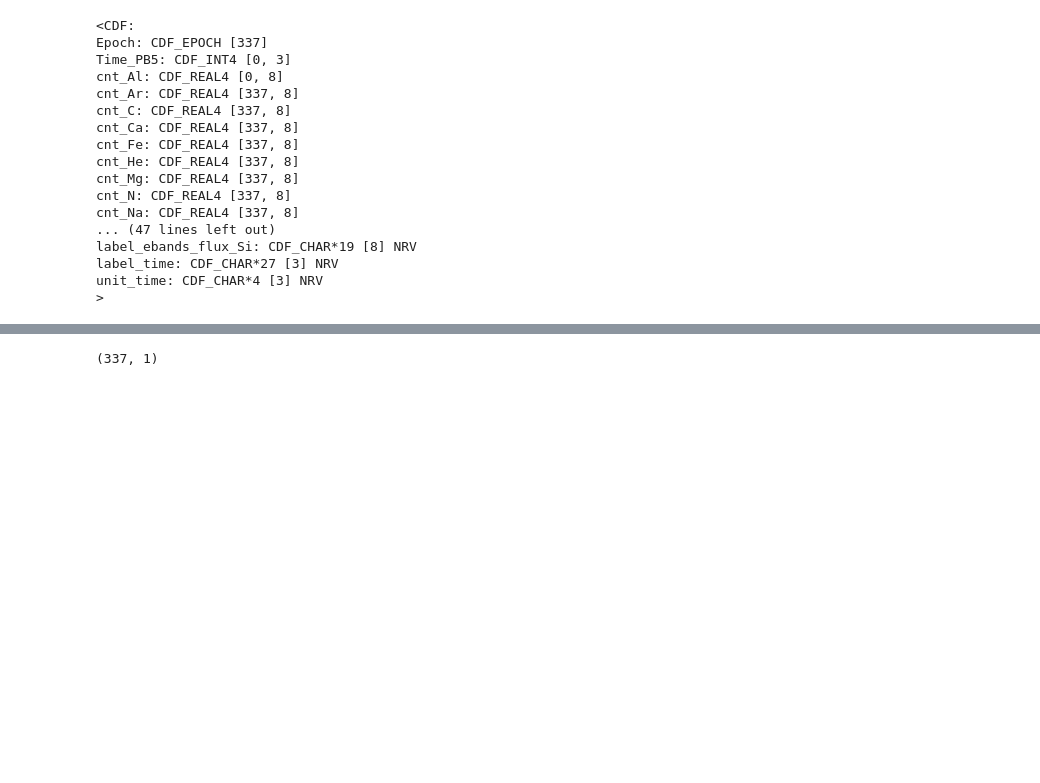
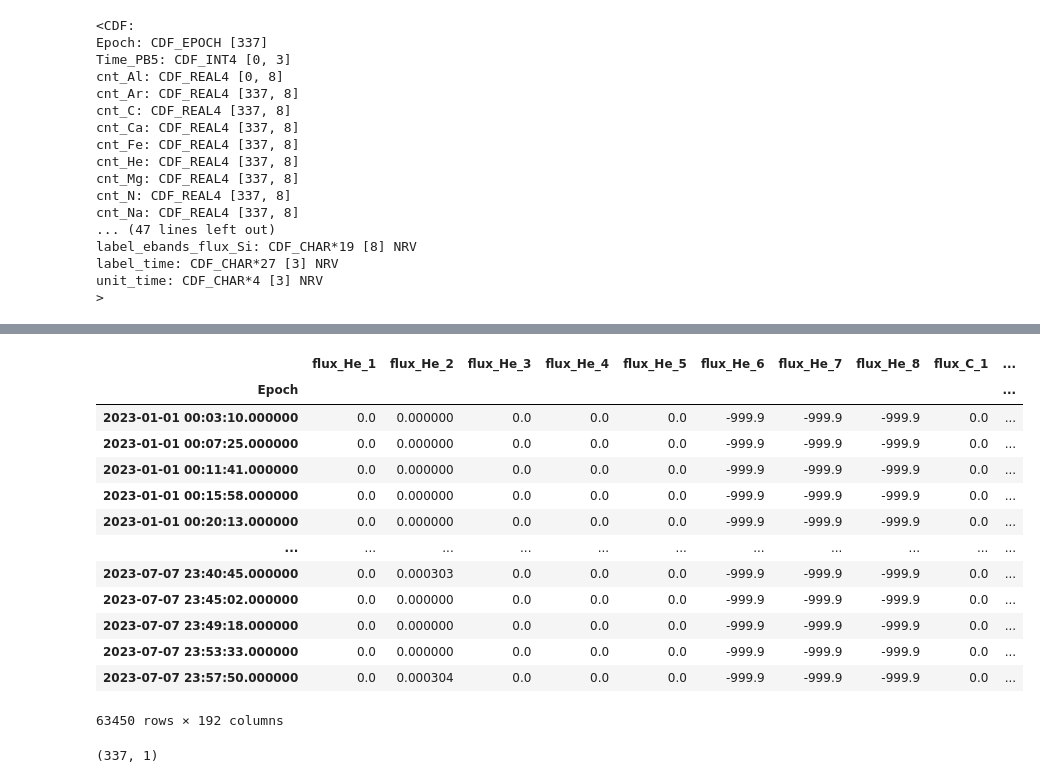
Before and after one commit to Jorgedavyd/SMFGF-SpaceApps, a Jupyter notebook: preprocessing.ipynb, the cells around one changed output, grey strips where cells are left out. Saved outputs shown, nothing was run; the diff lists cells and outputs as text; code cells hidden in the pictures; blank space fills up the shorter version.

```diff
--- a/preprocessing.ipynb
+++ b/preprocessing.ipynb
@@ -142,3 +171,20 @@ columns
+# %%
+https://drive.google.com/drive/folders/1vNIC5cbv2SxPtsyNdTTByQidXkLG7WbY?usp=sharing
+# %% [output]
+|  | flux_He_1 | flux_He_2 | flux_He_3 | flux_He_4 | flux_He_5 | flux_He_6 | flux_He_7 | flux_He_8 | flux_C_1 | ... |
+| Epoch |  |  |  |  |  |  |  |  |  | ... |
+| 2023-01-01 00:03:10.000000 | 0.0 | 0.000000 | 0.0 | 0.0 | 0.0 | -999.9 | -999.9 | -999.9 | 0.0 | ... |
+| 2023-01-01 00:07:25.000000 | 0.0 | 0.000000 | 0.0 | 0.0 | 0.0 | -999.9 | -999.9 | -999.9 | 0.0 | ... |
+| 2023-01-01 00:11:41.000000 | 0.0 | 0.000000 | 0.0 | 0.0 | 0.0 | -999.9 | -999.9 | -999.9 | 0.0 | ... |
+| 2023-01-01 00:15:58.000000 | 0.0 | 0.000000 | 0.0 | 0.0 | 0.0 | -999.9 | -999.9 | -999.9 | 0.0 | ... |
+| 2023-01-01 00:20:13.000000 | 0.0 | 0.000000 | 0.0 | 0.0 | 0.0 | -999.9 | -999.9 | -999.9 | 0.0 | ... |
+| ... | ... | ... | ... | ... | ... | ... | ... | ... | ... | ... |
+| 2023-07-07 23:40:45.000000 | 0.0 | 0.000303 | 0.0 | 0.0 | 0.0 | -999.9 | -999.9 | -999.9 | 0.0 | ... |
+| 2023-07-07 23:45:02.000000 | 0.0 | 0.000000 | 0.0 | 0.0 | 0.0 | -999.9 | -999.9 | -999.9 | 0.0 | ... |
+| 2023-07-07 23:49:18.000000 | 0.0 | 0.000000 | 0.0 | 0.0 | 0.0 | -999.9 | -999.9 | -999.9 | 0.0 | ... |
+| 2023-07-07 23:53:33.000000 | 0.0 | 0.000000 | 0.0 | 0.0 | 0.0 | -999.9 | -999.9 | -999.9 | 0.0 | ... |
+| 2023-07-07 23:57:50.000000 | 0.0 | 0.000304 | 0.0 | 0.0 | 0.0 | -999.9 | -999.9 | -999.9 | 0.0 | ... |
+63450 rows × 192 columns
 # %%
 np.array([date.strftime('%Y-%m-%d %H:%M:%S.%f') for date in cdf['Epoch'][:]]).reshape(-1,1).shape
 # %% [output]
```
Also changed, not shown: parts of 7 cells of this notebook, 1 other file.
